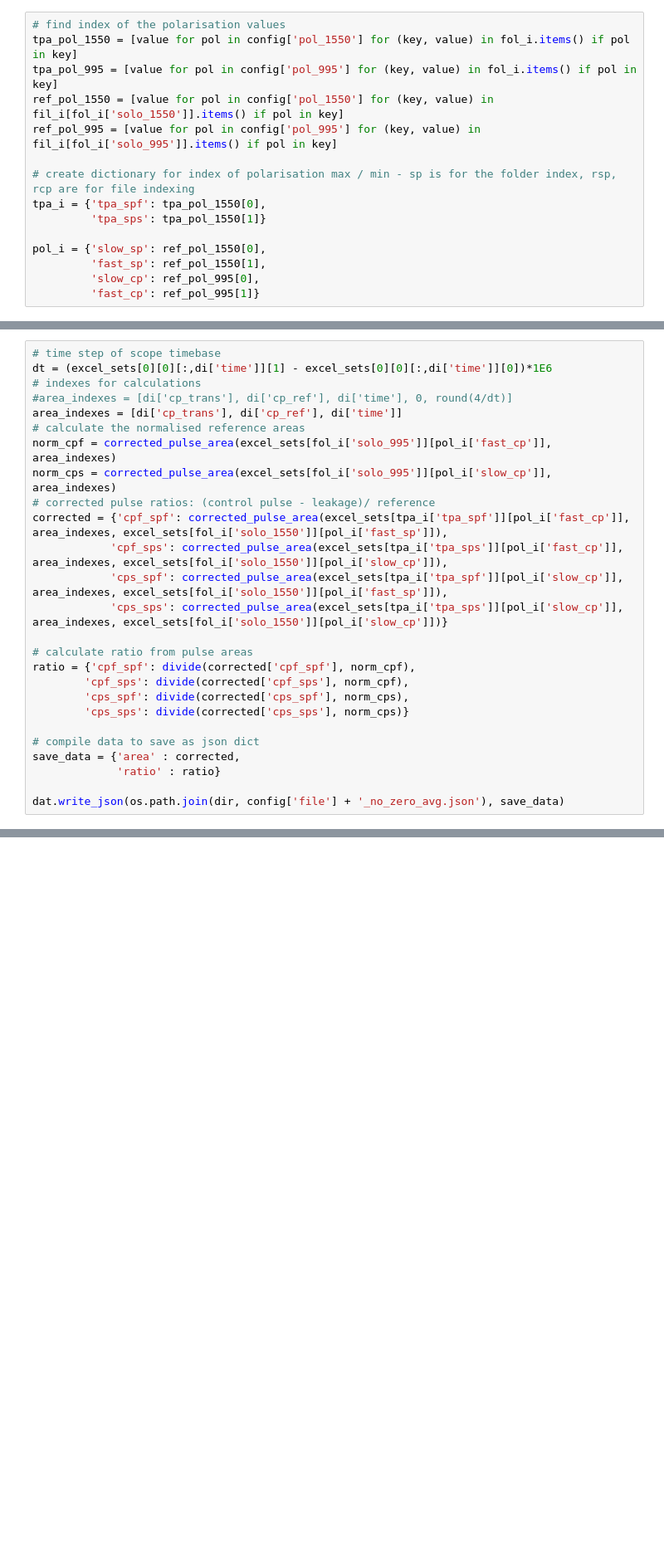
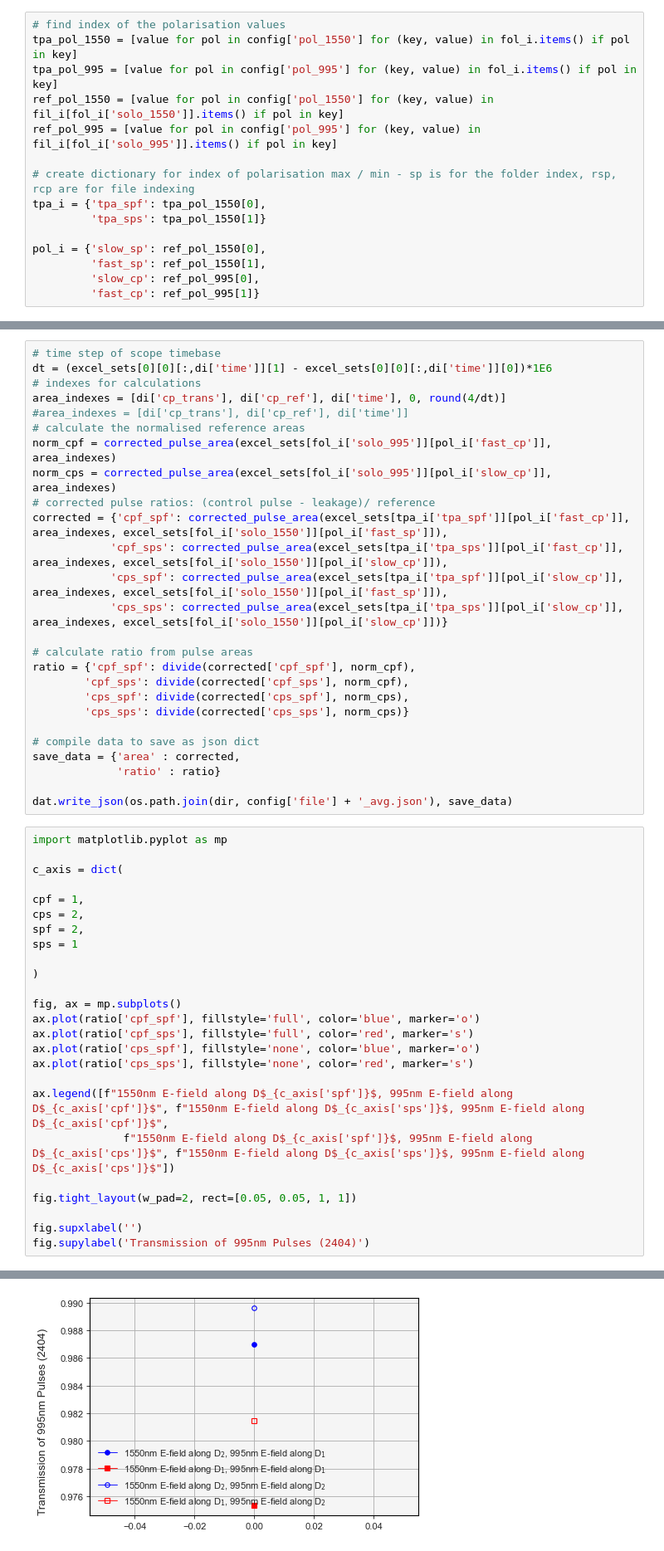
Before and after one commit to SMK-UK/TPA, a Jupyter notebook: main_new.ipynb, the cells around one changed output, grey strips where cells are left out. Shown at 83% size. Cells and saved outputs as stored; diff of their text form; blank space fills up the shorter version.

```diff
--- a/main_new.ipynb
+++ b/main_new.ipynb
@@ -88,8 +88,8 @@ print(name)
 # time step of scope timebase
 dt = (excel_sets[0][0][:,di['time']][1] - excel_sets[0][0][:,di['time']][0])*1E6
 # indexes for calculations
-#area_indexes = [di['cp_trans'], di['cp_ref'], di['time'], 0, round(4/dt)]
-area_indexes = [di['cp_trans'], di['cp_ref'], di['time']]
+area_indexes = [di['cp_trans'], di['cp_ref'], di['time'], 0, round(4/dt)]
+#area_indexes = [di['cp_trans'], di['cp_ref'], di['time']]
 # calculate the normalised reference areas
 norm_cpf = corrected_pulse_area(excel_sets[fol_i['solo_995']][pol_i['fast_cp']], area_indexes)
 norm_cps = corrected_pulse_area(excel_sets[fol_i['solo_995']][pol_i['slow_cp']], area_indexes)
@@ -109,4 +109,30 @@ ratio = {'cpf_spf': divide(corrected['cpf_spf'], norm_cpf),
 save_data = {'area' : corrected,
              'ratio' : ratio}
 
-dat.write_json(os.path.join(dir, config['file'] + '_no_zero_avg.json'), save_data)
+dat.write_json(os.path.join(dir, config['file'] + '_avg.json'), save_data)
+# %%
+import matplotlib.pyplot as mp
+
+c_axis = dict(
+
+cpf = 1,
+cps = 2,
+spf = 2,
+sps = 1
+
+)
+
+fig, ax = mp.subplots()
+ax.plot(ratio['cpf_spf'], fillstyle='full', color='blue', marker='o')
+ax.plot(ratio['cpf_sps'], fillstyle='full', color='red', marker='s')
+ax.plot(ratio['cps_spf'], fillstyle='none', color='blue', marker='o')
+ax.plot(ratio['cps_sps'], fillstyle='none', color='red', marker='s')
+
+ax.legend([f"1550nm E-field along D$_{c_axis['spf']}$, 995nm E-field along D$_{c_axis['cpf']}$", f"1550nm E-field along D$_{c_axis['sps']}$, 995nm E-field along D$_{c_axis['cpf']}$",
+              f"1550nm E-field along D$_{c_axis['spf']}$, 995nm E-field along D$_{c_axis['cps']}$", f"1550nm E-field along D$_{c_axis['sps']}$, 995nm E-field along D$_{c_axis['cps']}$"])
+
+fig.tight_layout(w_pad=2, rect=[0.05, 0.05, 1, 1])
+
+fig.supxlabel('')
+fig.supylabel('Transmission of 995nm Pulses (2404)')
+# %% [output]
@@ -112,0 +140 @@ dat.write_json(os.path.join(dir, config['file'] + '_no_zero_avg.json'), save_dat
+[figure, added]
```
Also changed, not shown: parts of 5 cells of this notebook, 2 other files.
